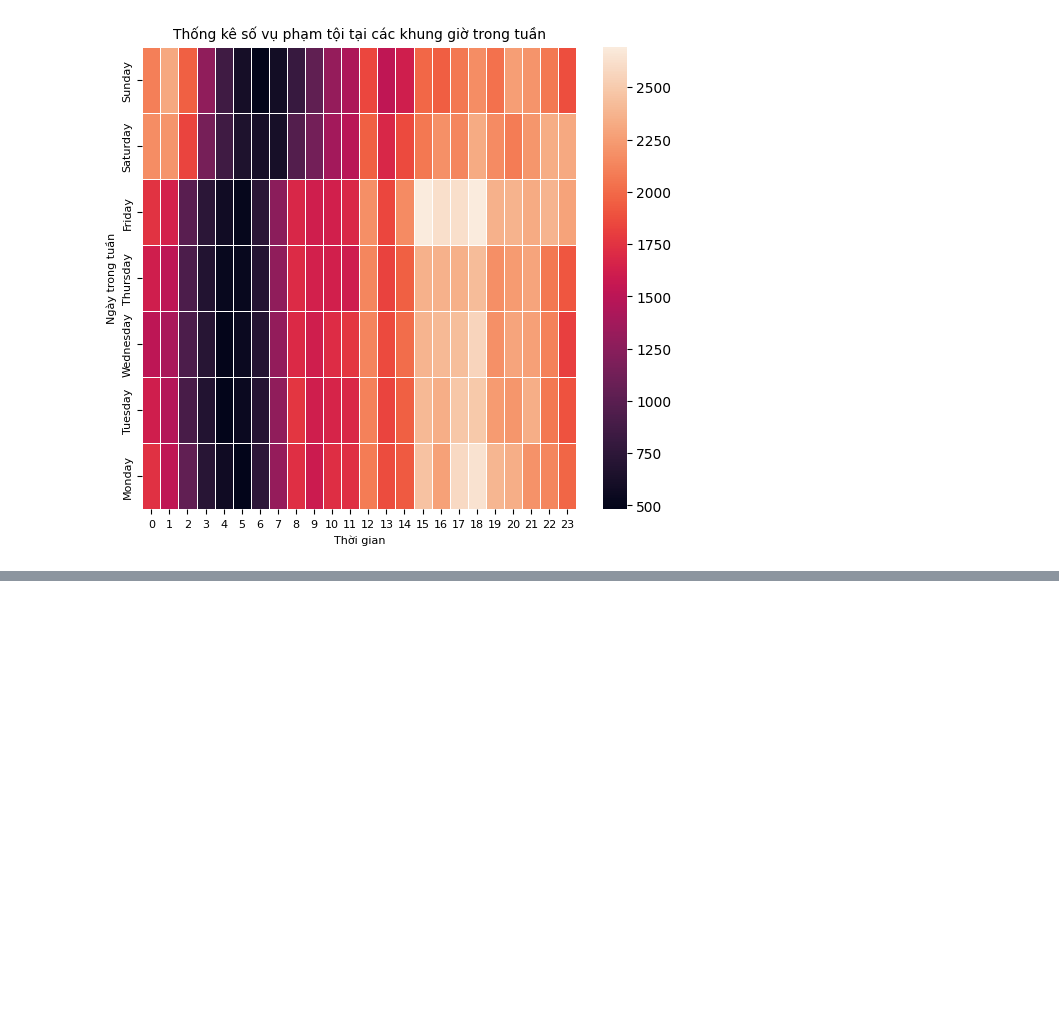
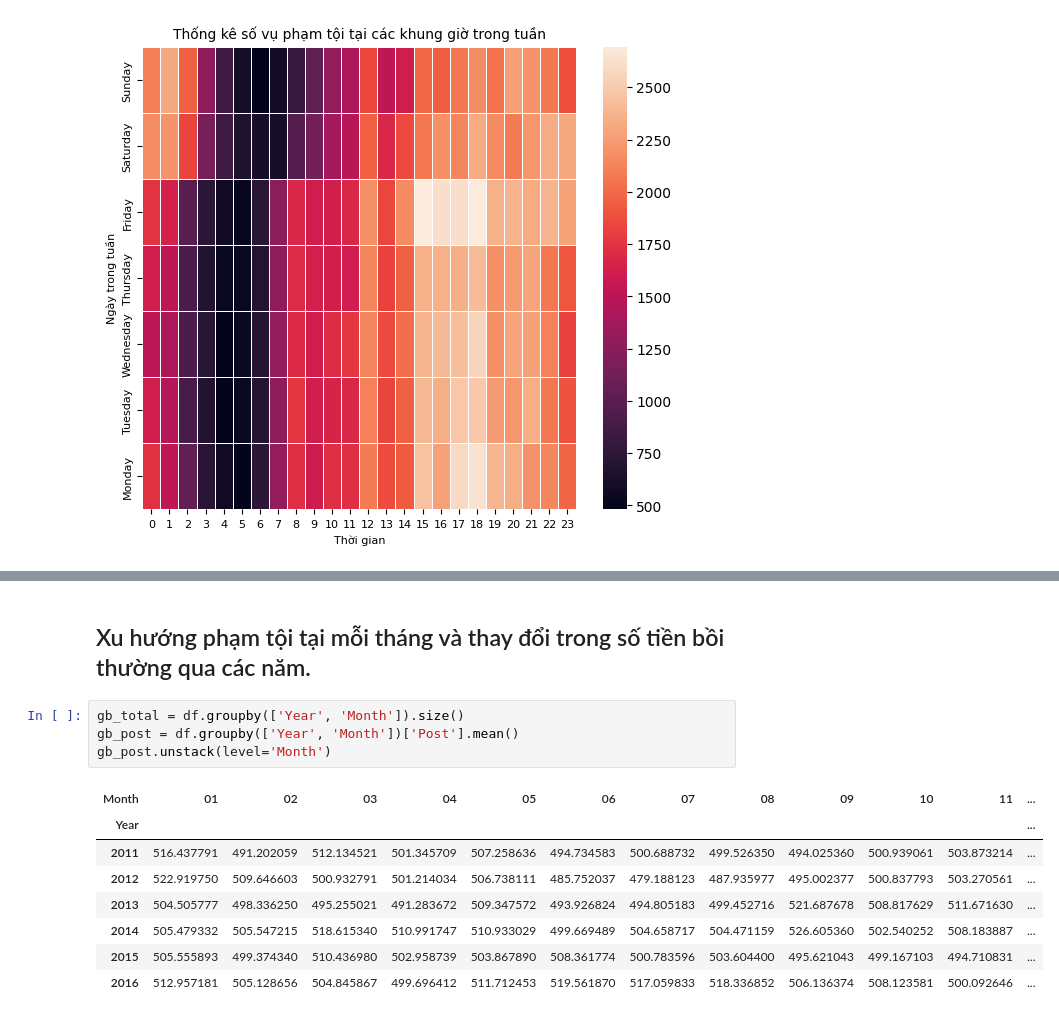
Before and after one commit to Miruku2201/VisualizeLab02, a Jupyter notebook: EDA.ipynb, the cells around one changed output, grey strips where cells are left out. Saved outputs shown, nothing was run; the diff lists cells and outputs as text; blank space fills up the shorter version.

```diff
--- a/EDA.ipynb
+++ b/EDA.ipynb
@@ -453,0 +468,15 @@ plt.show()
+# %% [markdown]
+## Xu hướng phạm tội tại mỗi tháng và thay đổi trong số tiền bồi thường qua các năm.
+# %%
+gb_total = df.groupby(['Year', 'Month']).size()
+gb_post = df.groupby(['Year', 'Month'])['Post'].mean()
+gb_post.unstack(level='Month')
+# %% [output]
+| Month | 01 | 02 | 03 | 04 | 05 | 06 | 07 | 08 | 09 | 10 | 11 | ... |
+| Year |  |  |  |  |  |  |  |  |  |  |  | ... |
+| 2011 | 516.437791 | 491.202059 | 512.134521 | 501.345709 | 507.258636 | 494.734583 | 500.688732 | 499.526350 | 494.025360 | 500.939061 | 503.873214 | ... |
+| 2012 | 522.919750 | 509.646603 | 500.932791 | 501.214034 | 506.738111 | 485.752037 | 479.188123 | 487.935977 | 495.002377 | 500.837793 | 503.270561 | ... |
+| 2013 | 504.505777 | 498.336250 | 495.255021 | 491.283672 | 509.347572 | 493.926824 | 494.805183 | 499.452716 | 521.687678 | 508.817629 | 511.671630 | ... |
+| 2014 | 505.479332 | 505.547215 | 518.615340 | 510.991747 | 510.933029 | 499.669489 | 504.658717 | 504.471159 | 526.605360 | 502.540252 | 508.183887 | ... |
+| 2015 | 505.555893 | 499.374340 | 510.436980 | 502.958739 | 503.867890 | 508.361774 | 500.783596 | 503.604400 | 495.621043 | 499.167103 | 494.710831 | ... |
+| 2016 | 512.957181 | 505.128656 | 504.845867 | 499.696412 | 511.712453 | 519.561870 | 517.059833 | 518.336852 | 506.136374 | 508.123581 | 500.092646 | ... |
```
Also changed, not shown: parts of 6 cells of this notebook.
